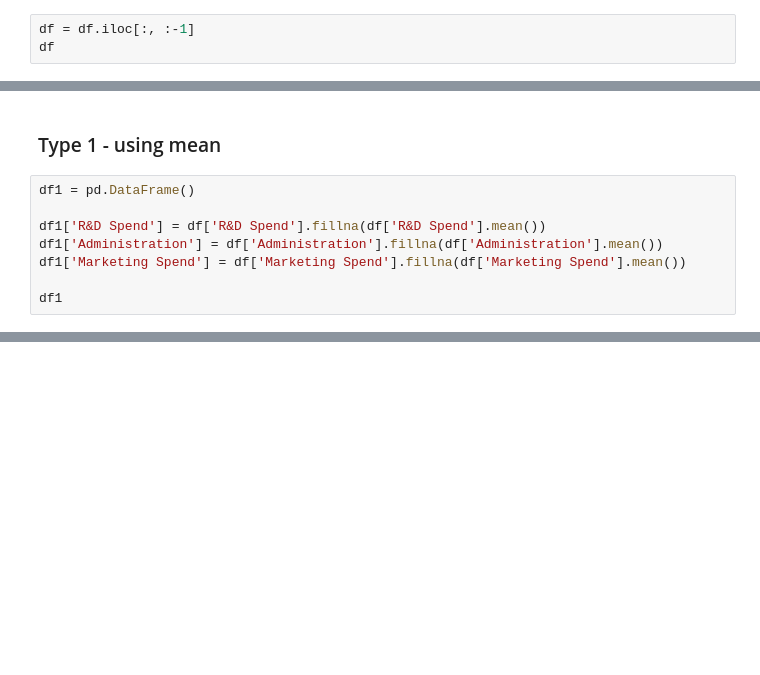
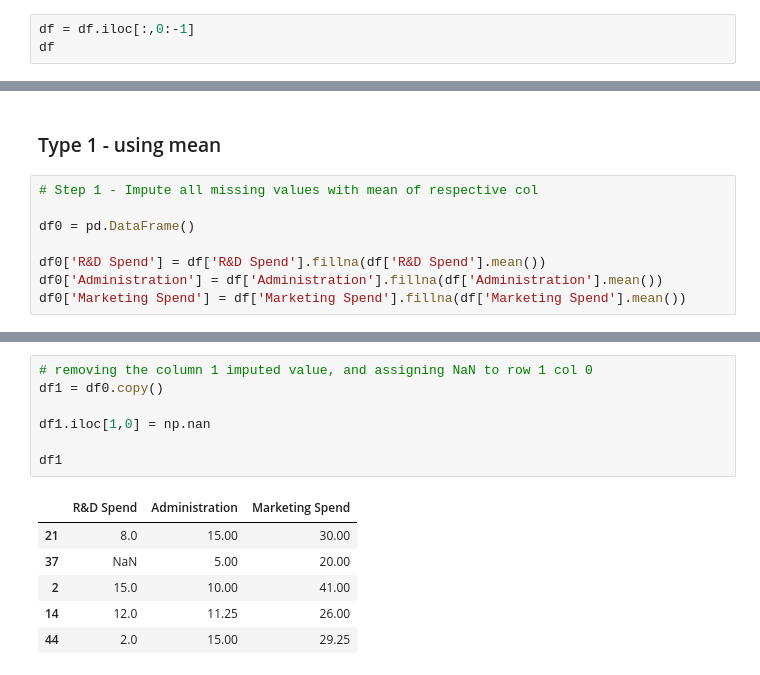
Before and after one commit to Ashura369/Python_and_Data_Science, a Jupyter notebook: 0 ML lecture/12_5_1 .ipynb, the cells around one changed output, grey strips where cells are left out. Drawn from its saved outputs; the diff is of its cells as text; blank space fills up the shorter version.

```diff
--- a/0 ML lecture/12_5_1 .ipynb
+++ b/0 ML lecture/12_5_1 .ipynb
@@ -30,5 +24,5 @@ A seed is just an integer that selects where the pseudo-random sequence begins.
 # %%
-df = df.iloc[:, :-1]
+df = df.iloc[:,0:-1]
 df
 # %% [output]
 |  | R&D Spend | Administration | Marketing Spend |
@@ -54,10 +48,10 @@ df.sample(5)
 # %% [markdown]
 ### Type 1 - using mean
 # %%
-df1 = pd.DataFrame()
+# Step 1 - Impute all missing values with mean of respective col
 
-df1['R&D Spend'] = df['R&D Spend'].fillna(df['R&D Spend'].mean())
-df1['Administration'] = df['Administration'].fillna(df['Administration'].mean())
-df1['Marketing Spend'] = df['Marketing Spend'].fillna(df['Marketing Spend'].mean())
+df0 = pd.DataFrame()
 
-df1
+df0['R&D Spend'] = df['R&D Spend'].fillna(df['R&D Spend'].mean())
+df0['Administration'] = df['Administration'].fillna(df['Administration'].mean())
+df0['Marketing Spend'] = df['Marketing Spend'].fillna(df['Marketing Spend'].mean())
@@ -70,0 +68,14 @@ df1
+# %%
+# removing the column 1 imputed value, and assigning NaN to row 1 col 0
+df1 = df0.copy()
+
+df1.iloc[1,0] = np.nan
+
+df1
+# %% [output]
+|  | R&D Spend | Administration | Marketing Spend |
+| 21 | 8.0 | 15.00 | 30.00 |
+| 37 | NaN | 5.00 | 20.00 |
+| 2 | 15.0 | 10.00 | 41.00 |
+| 14 | 12.0 | 11.25 | 26.00 |
+| 44 | 2.0 | 15.00 | 29.25 |
```
Also changed, not shown: parts of 40 cells of this notebook, 4 other files.
